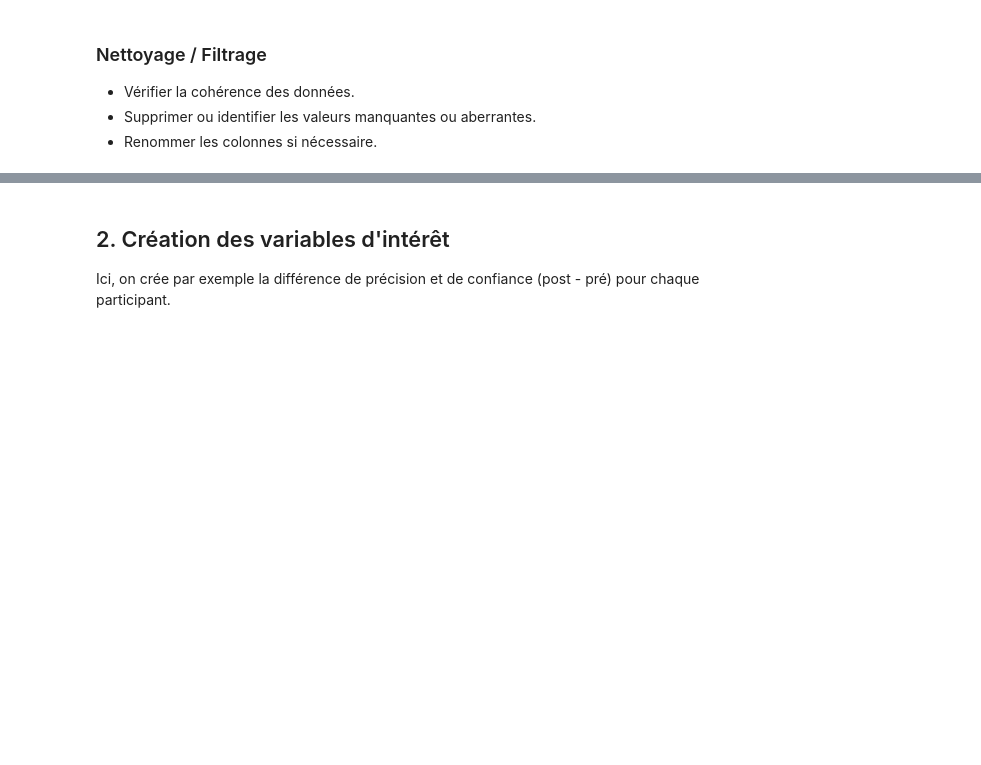
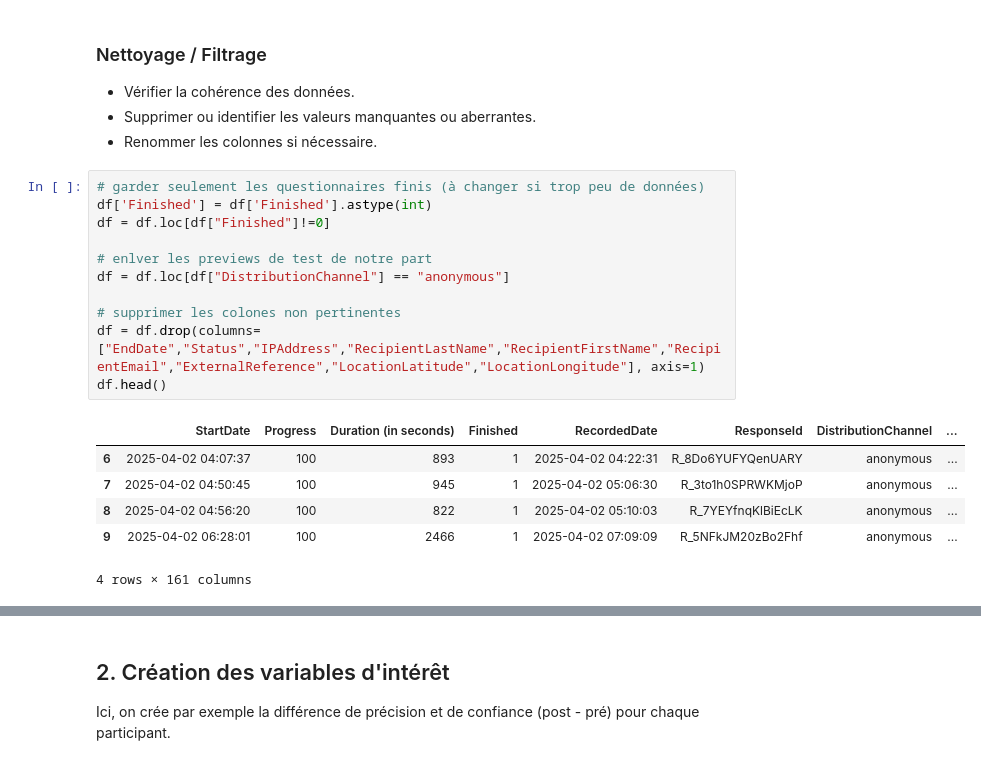
Before and after one commit to liogrnbrg/SHS_Psycho, a Jupyter notebook: main_analysis.ipynb, the cells around one changed output, grey strips where cells are left out. Cells and saved outputs as stored; diff of their text form; blank space fills up the shorter version.

```diff
--- a/main_analysis.ipynb
+++ b/main_analysis.ipynb
@@ -35,6 +68,24 @@ FileNotFoundError: [Errno 2] No such file or directory: 'SHS-Lie detection AI_Ap
 - Vérifier la cohérence des données.
 - Supprimer ou identifier les valeurs manquantes ou aberrantes.
 - Renommer les colonnes si nécessaire.
+# %%
+# garder seulement les questionnaires finis (à changer si trop peu de données)
+df['Finished'] = df['Finished'].astype(int)
+df = df.loc[df["Finished"]!=0]
+
+# enlver les previews de test de notre part
+df = df.loc[df["DistributionChannel"] == "anonymous"]
+
+# supprimer les colones non pertinentes
+df = df.drop(columns=["EndDate","Status","IPAddress","RecipientLastName","RecipientFirstName","RecipientEmail","ExternalReference","LocationLatitude","LocationLongitude"], axis=1)
+df.head()
+# %% [output]
+|  | StartDate | Progress | Duration (in seconds) | Finished | RecordedDate | ResponseId | DistributionChannel | ... |
+| 6 | 2025-04-02 04:07:37 | 100 | 893 | 1 | 2025-04-02 04:22:31 | R_8Do6YUFYQenUARY | anonymous | ... |
+| 7 | 2025-04-02 04:50:45 | 100 | 945 | 1 | 2025-04-02 05:06:30 | R_3to1h0SPRWKMjoP | anonymous | ... |
+| 8 | 2025-04-02 04:56:20 | 100 | 822 | 1 | 2025-04-02 05:10:03 | R_7YEYfnqKlBiEcLK | anonymous | ... |
+| 9 | 2025-04-02 06:28:01 | 100 | 2466 | 1 | 2025-04-02 07:09:09 | R_5NFkJM20zBo2Fhf | anonymous | ... |
+4 rows × 161 columns
 # %%
 # Exemple (à adapter):
 # df = df.dropna(subset=["participant_id", "accuracy_pre", "accuracy_post", "confidence_pre", "confidence_post"])
```
Also changed, not shown: parts of 5 cells of this notebook, 2 other files.
